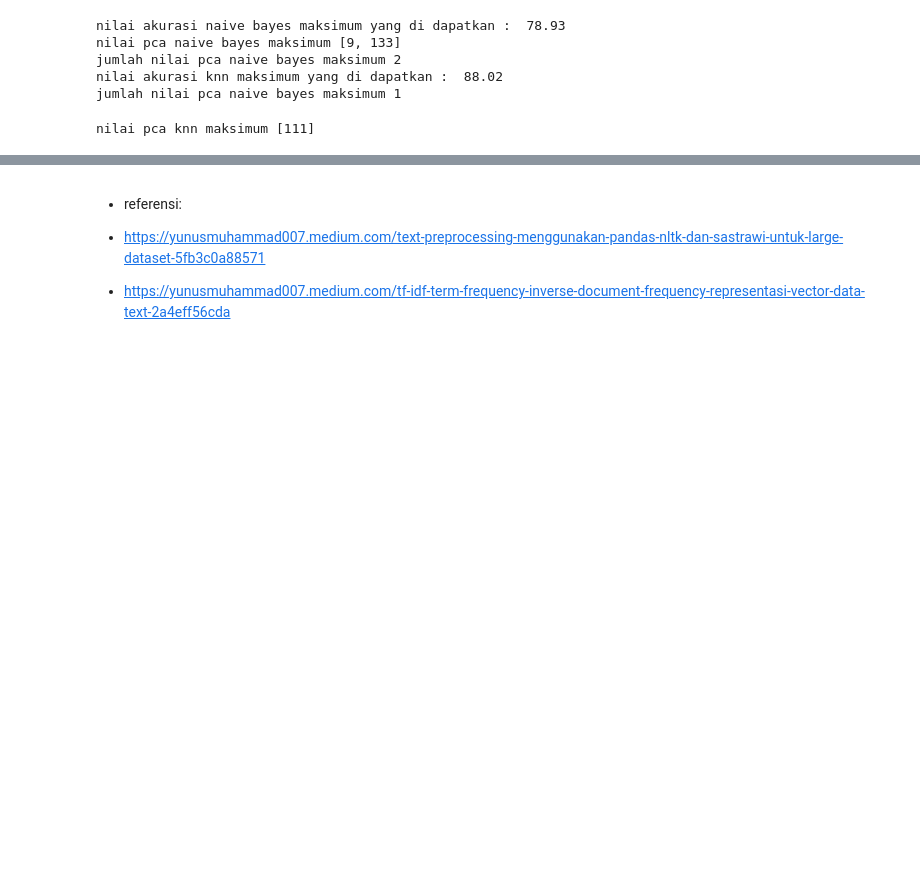
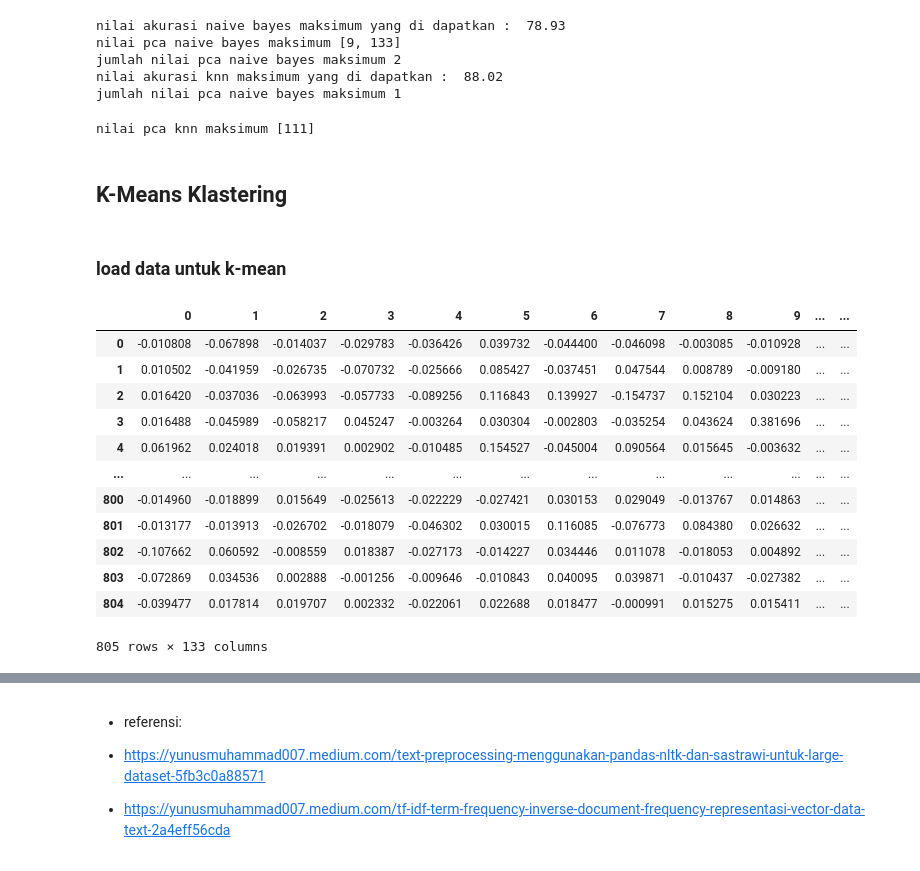
Before and after one commit to nuskhatul-haqqi/prosaindata, a Jupyter notebook: _sources/uts2.ipynb, the cells around one changed output, grey strips where cells are left out. Cells and saved outputs as stored; diff of their text form; code cells hidden in the pictures; blank space fills up the shorter version.

```diff
--- a/_sources/uts2.ipynb
+++ b/_sources/uts2.ipynb
@@ -760,3 +632,28 @@ jumlah nilai pca naive bayes maksimum 1
 print ("nilai pca knn maksimum",data2)
 # %% [output]
 nilai pca knn maksimum [111]
+# %% [markdown]
+## K-Means Klastering
+# %% [markdown]
+### load data untuk k-mean
+# %%
+# proses pca
+from sklearn.decomposition import PCA
+pca_abstrak = PCA(n_components=133)
+principalComponents_abstrak = pca_abstrak.fit_transform(dfbtf)
+abstrak_pca = pd.DataFrame(principalComponents_abstrak)
+abstrak_pca
+# %% [output]
+|  | 0 | 1 | 2 | 3 | 4 | 5 | 6 | 7 | 8 | 9 | ... | ... |
+| 0 | -0.010808 | -0.067898 | -0.014037 | -0.029783 | -0.036426 | 0.039732 | -0.044400 | -0.046098 | -0.003085 | -0.010928 | ... | ... |
+| 1 | 0.010502 | -0.041959 | -0.026735 | -0.070732 | -0.025666 | 0.085427 | -0.037451 | 0.047544 | 0.008789 | -0.009180 | ... | ... |
+| 2 | 0.016420 | -0.037036 | -0.063993 | -0.057733 | -0.089256 | 0.116843 | 0.139927 | -0.154737 | 0.152104 | 0.030223 | ... | ... |
+| 3 | 0.016488 | -0.045989 | -0.058217 | 0.045247 | -0.003264 | 0.030304 | -0.002803 | -0.035254 | 0.043624 | 0.381696 | ... | ... |
+| 4 | 0.061962 | 0.024018 | 0.019391 | 0.002902 | -0.010485 | 0.154527 | -0.045004 | 0.090564 | 0.015645 | -0.003632 | ... | ... |
+| ... | ... | ... | ... | ... | ... | ... | ... | ... | ... | ... | ... | ... |
+| 800 | -0.014960 | -0.018899 | 0.015649 | -0.025613 | -0.022229 | -0.027421 | 0.030153 | 0.029049 | -0.013767 | 0.014863 | ... | ... |
+| 801 | -0.013177 | -0.013913 | -0.026702 | -0.018079 | -0.046302 | 0.030015 | 0.116085 | -0.076773 | 0.084380 | 0.026632 | ... | ... |
+| 802 | -0.107662 | 0.060592 | -0.008559 | 0.018387 | -0.027173 | -0.014227 | 0.034446 | 0.011078 | -0.018053 | 0.004892 | ... | ... |
+| 803 | -0.072869 | 0.034536 | 0.002888 | -0.001256 | -0.009646 | -0.010843 | 0.040095 | 0.039871 | -0.010437 | -0.027382 | ... | ... |
+| 804 | -0.039477 | 0.017814 | 0.019707 | 0.002332 | -0.022061 | 0.022688 | 0.018477 | -0.000991 | 0.015275 | 0.015411 | ... | ... |
+805 rows × 133 columns
```
Also changed, not shown: parts of 21 cells of this notebook, 10 other files.
